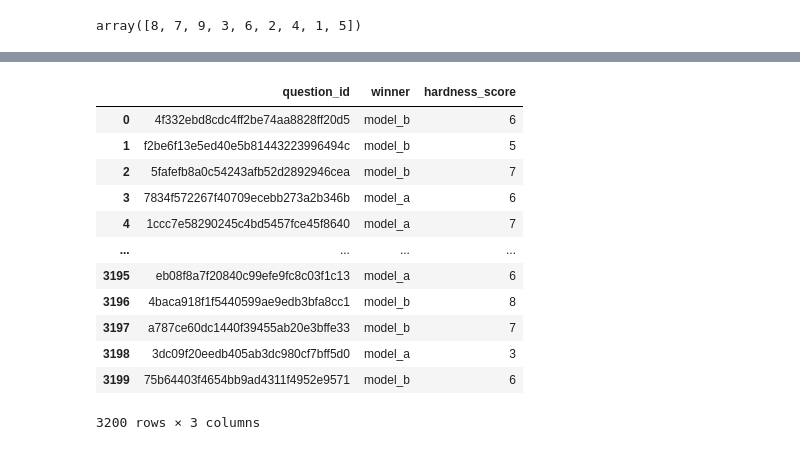
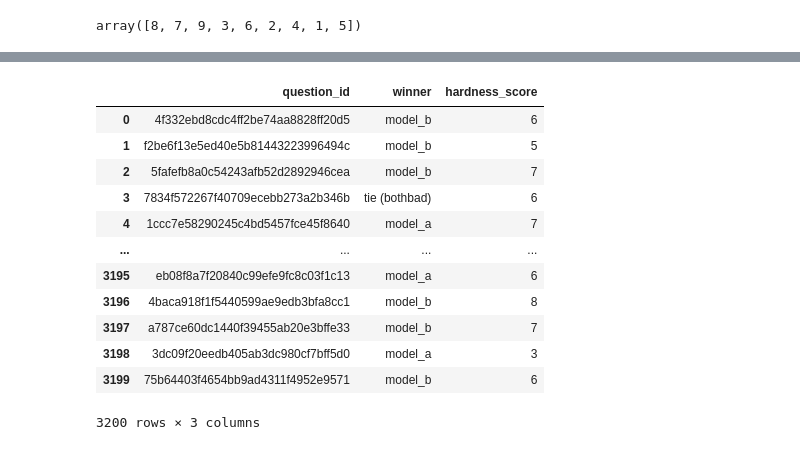
Before and after one commit to rigpin2014/Data200_GradPro, a Jupyter notebook: analysis/Task_B_Analysis.ipynb, the cells around one changed output, grey strips where cells are left out. Saved outputs shown, nothing was run; the diff lists cells and outputs as text; code cells hidden in the pictures.

```diff
--- a/analysis/Task_B_Analysis.ipynb
+++ b/analysis/Task_B_Analysis.ipynb
@@ -456,20 +465,20 @@ ARDRegression: 3.0122739870661213
 # %%
 # Best Performing model so far
 
 df_test_s = scaler.transform(df_test)
 
 # Make Predictions
 y_pred = trained_models[6].predict(df_test_s)
-submission_df = pd.read_csv("submission.csv")
+submission_df = pd.read_csv("temp_output.csv")
 submission_df["hardness_score"] = y_pred.astype(int)
 submission_df.to_csv("final_submission.csv", index = False)
 submission_df
 # %% [output]
 |  | question_id | winner | hardness_score |
 | 0 | 4f332ebd8cdc4ff2be74aa8828ff20d5 | model_b | 6 |
 | 1 | f2be6f13e5ed40e5b81443223996494c | model_b | 5 |
 | 2 | 5fafefb8a0c54243afb52d2892946cea | model_b | 7 |
-| 3 | 7834f572267f40709ecebb273a2b346b | model_a | 6 |
+| 3 | 7834f572267f40709ecebb273a2b346b | tie (bothbad) | 6 |
 | 4 | 1ccc7e58290245c4bd5457fce45f8640 | model_a | 7 |
 | ... | ... | ... | ... |
 | 3195 | eb08f8a7f20840c99efe9fc8c03f1c13 | model_a | 6 |
```
Also changed, not shown: parts of 3 cells of this notebook, 2 other files.
